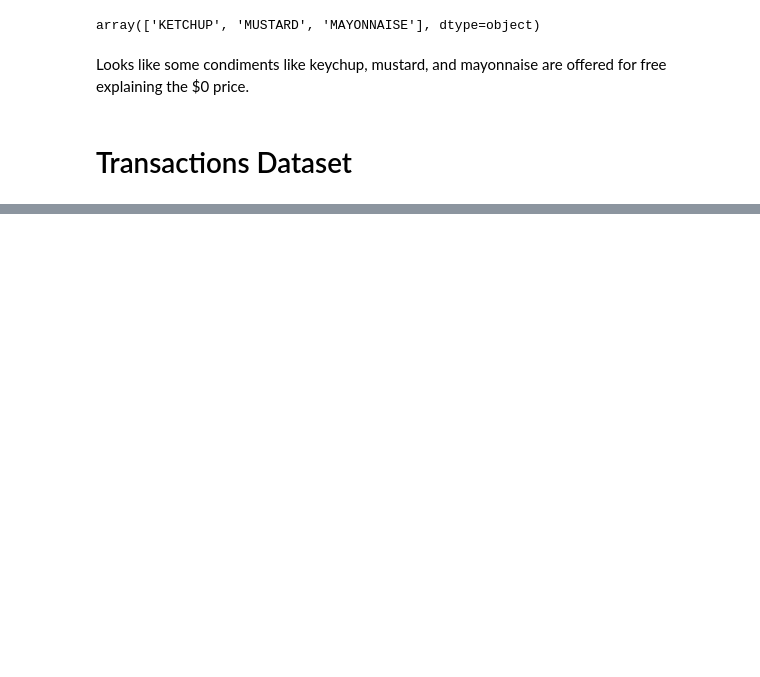
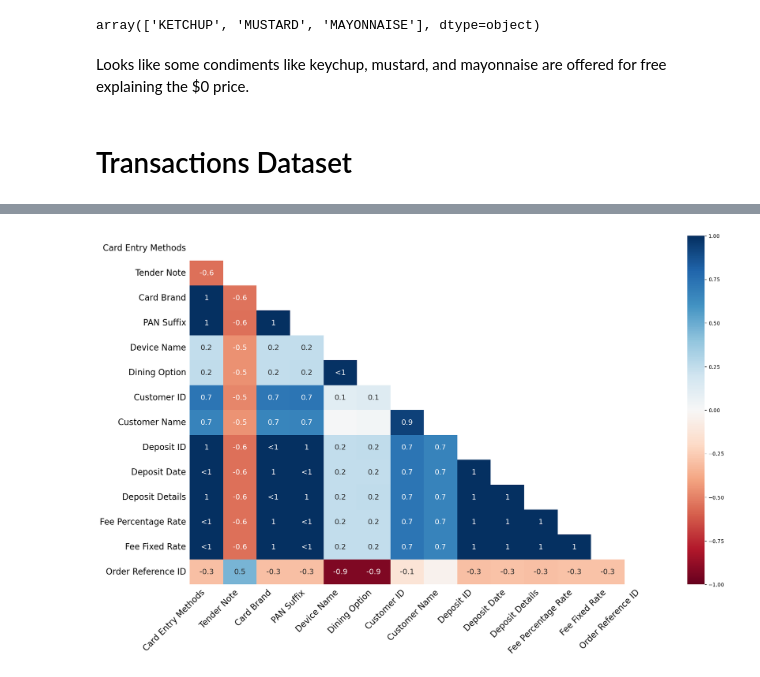
Before and after one commit to ajamkotc/belly_rubb_analysis, a Jupyter notebook: notebooks/1.0-aj-initial-data-exploration.ipynb, the cells around one changed output, grey strips where cells are left out. Drawn from its saved outputs; the diff is of its cells as text; code cells hidden in the pictures; blank space fills up the shorter version.

```diff
--- a/notebooks/1.0-aj-initial-data-exploration.ipynb
+++ b/notebooks/1.0-aj-initial-data-exploration.ipynb
@@ -568,0 +626,8 @@ array(['Postmates Delivery',
+# %%
+# Visualize missingness correlations
+
+msno.heatmap(trans_df)
+
+plt.show()
+# %% [output]
+[figure, added]
```
Also changed, not shown: parts of 35 cells of this notebook, 5 other files.
